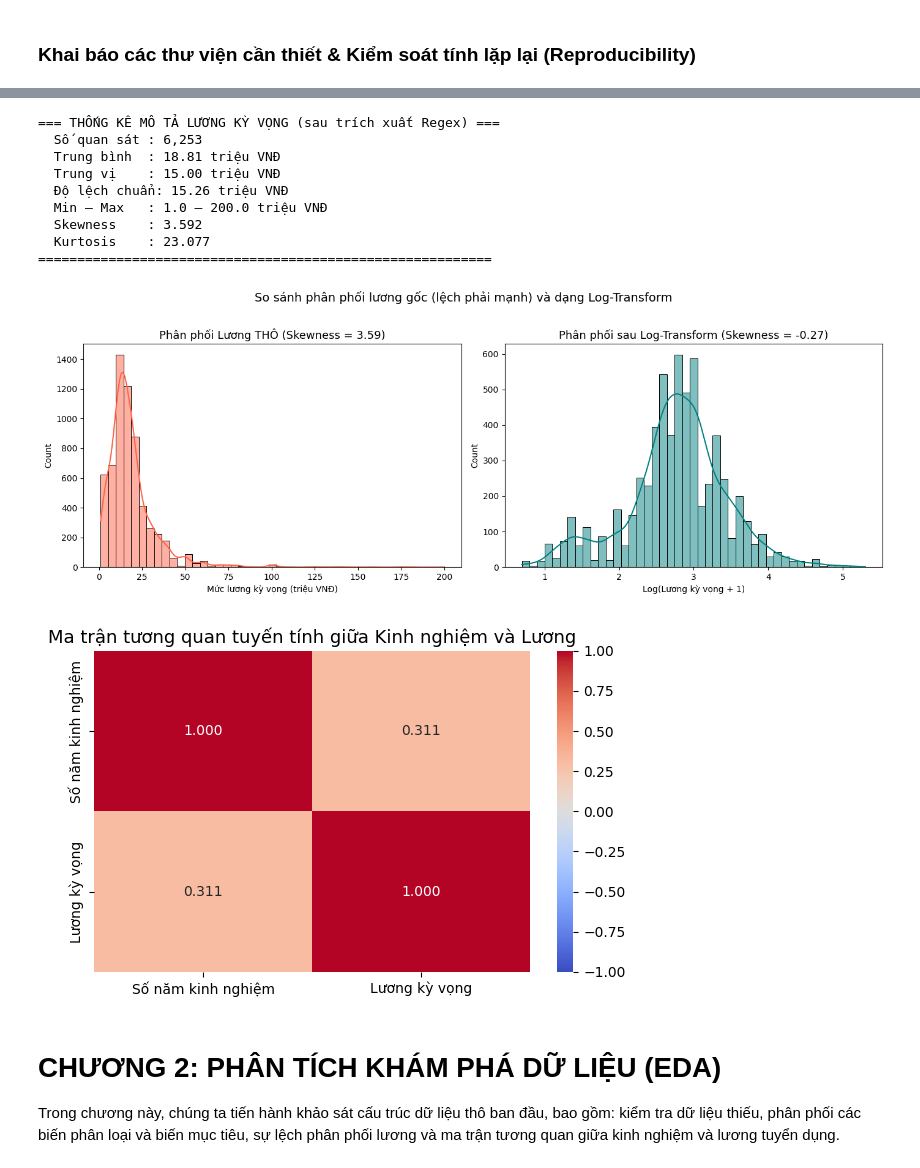
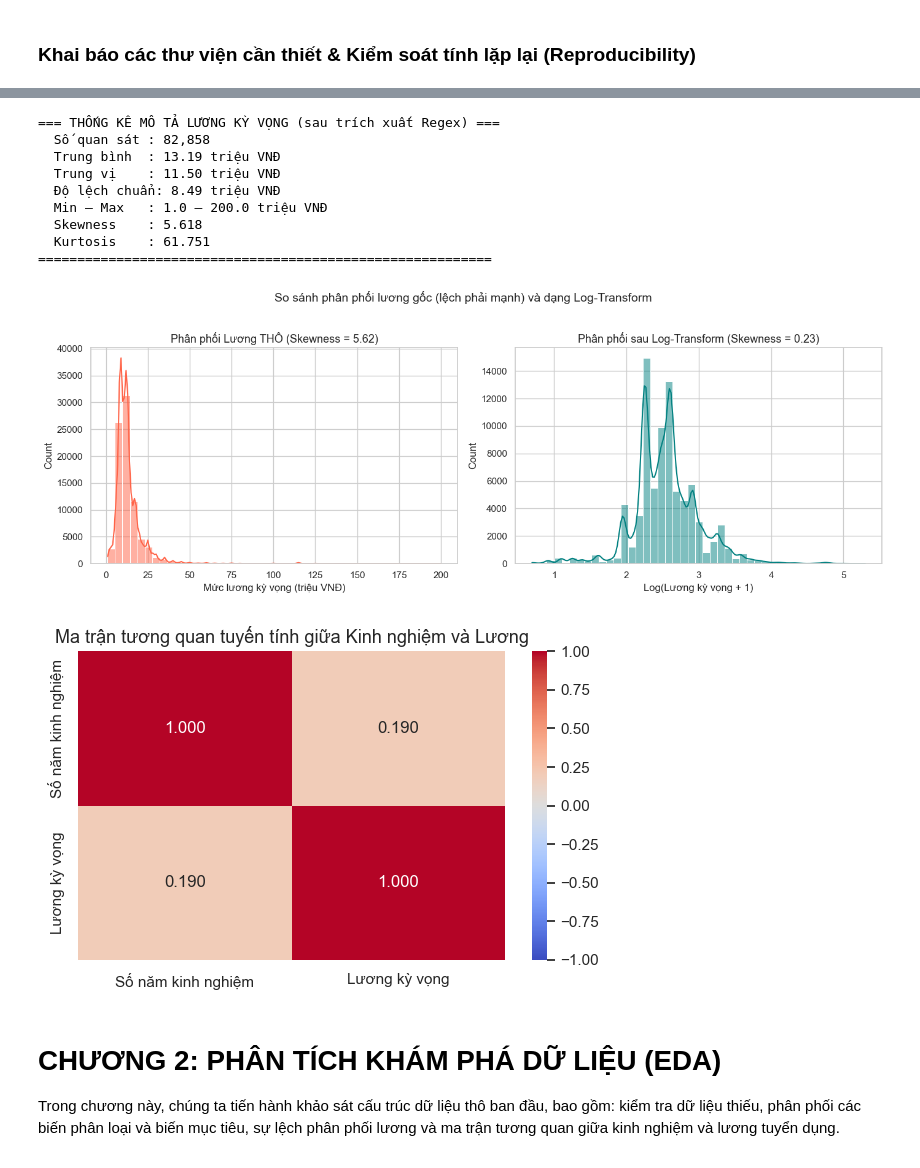
Before and after one commit to vcongggggg/KHDL, a Jupyter notebook: TieuLuan/15 - Du doan muc luong ky vong/TieuLuan_Nhom15_PhamCum.ipynb, the cells around one changed output, grey strips where cells are left out. Drawn from its saved outputs; the diff is of its cells as text; code cells hidden in the pictures.

```diff
--- a/TieuLuan/15 - Du doan muc luong ky vong/TieuLuan_Nhom15_PhamCum.ipynb
+++ b/TieuLuan/15 - Du doan muc luong ky vong/TieuLuan_Nhom15_PhamCum.ipynb
@@ -91,3 +98,35 @@ graph TD
 # %% [markdown]
 ### Khai báo các thư viện cần thiết & Kiểm soát tính lặp lại (Reproducibility)
+# %%
+# Import libraries and load data for full notebook execution
+import os
+import re
+import pickle
+import warnings
+
+import numpy as np
+import pandas as pd
+import seaborn as sns
+import matplotlib.pyplot as plt
+from IPython.display import display
+from wordcloud import WordCloud
+from pyvi import ViTokenizer
+
+from sklearn.pipeline import Pipeline
+from sklearn.compose import ColumnTransformer
+from sklearn.feature_extraction.text import TfidfVectorizer
+from sklearn.preprocessing import OneHotEncoder, StandardScaler, normalize
+from sklearn.decomposition import TruncatedSVD
+from sklearn.cluster import MiniBatchKMeans
+from sklearn.mixture import GaussianMixture
+from sklearn.metrics import silhouette_score, davies_bouldin_score, calinski_harabasz_score
+from sklearn.manifold import TSNE
+
+warnings.filterwarnings('ignore')
+RANDOM_STATE = 42
+
+if 'raw_train' not in globals():
+    raw_train = pd.read_csv('raw_data_train.csv')
+if 'raw_test' not in globals():
+    raw_test = pd.read_csv('raw_data_test.csv')
 # %%
@@ -173,5 +191,8 @@ Nạp thành công! Kích thước: 7500 dòng, 14 cột.
 # %%
 # Trích xuất tạm thời bằng các hàm trích xuất đã khai báo ở đầu
+if 'raw_train' not in globals():
+    raw_train = pd.read_csv('raw_data_train.csv')
+
 salary_raw = raw_train['salary'].apply(extract_salary_features)
 raw_train['_Expected_Salary_Raw'] = salary_raw.apply(lambda x: x[2])
 raw_train['_experience_years_raw'] = raw_train['experience_level'].apply(extract_experience_years)
@@ -198,41 +219,41 @@ skewness_after = np.log1p(eda_temp['_Expected_Salary_Raw']).skew()
 fig, axes = plt.subplots(1, 2, figsize=(14, 5))
 sns.histplot(eda_temp['_Expected_Salary_Raw'], bins=45, kde=True, ax=axes[0], color='tomato')
 axes[0].set_title(f'Phân phối Lương THÔ (Skewness = {skewness_before:.2f})', fontsize=13)
 axes[0].set_xlabel('Mức lương kỳ vọng (triệu VNĐ)')
 
 sns.histplot(np.log1p(eda_temp['_Expected_Salary_Raw']), bins=45, kde=True, ax=axes[1], color='teal')
 axes[1].set_title(f'Phân phối sau Log-Transform (Skewness = {skewness_after:.2f})', fontsize=13)
 axes[1].set_xlabel('Log(Lương kỳ vọng + 1)')
 
 plt.suptitle('So sánh phân phối lương gốc (lệch phải mạnh) và dạng Log-Transform', fontsize=14, y=1.02)
 plt.tight_layout()
 plt.show()
 
 # 2. Ma trận tương quan giữa số năm kinh nghiệm và lương kỳ vọng thô
 corr_matrix = eda_temp[['_experience_years_raw', '_Expected_Salary_Raw']].rename(
     columns={'_experience_years_raw': 'Số năm kinh nghiệm', '_Expected_Salary_Raw': 'Lương kỳ vọng'}
 ).corr()
 
 plt.figure(figsize=(6, 4))
 sns.heatmap(corr_matrix, annot=True, cmap='coolwarm', vmin=-1, vmax=1, fmt=".3f")
 plt.title('Ma trận tương quan tuyến tính giữa Kinh nghiệm và Lương', fontsize=13)
 plt.tight_layout()
 plt.show()
 
 # Dọn dẹp
 raw_train.drop(columns=['_Expected_Salary_Raw', '_experience_years_raw'], inplace=True)
 # %% [output]
 === THỐNG KÊ MÔ TẢ LƯƠNG KỲ VỌNG (sau trích xuất Regex) ===
-  Số quan sát : 6,253
-  Trung bình  : 18.81 triệu VNĐ
-  Trung vị    : 15.00 triệu VNĐ
-  Độ lệch chuẩn: 15.26 triệu VNĐ
+  Số quan sát : 82,858
+  Trung bình  : 13.19 triệu VNĐ
+  Trung vị    : 11.50 triệu VNĐ
+  Độ lệch chuẩn: 8.49 triệu VNĐ
   Min – Max   : 1.0 – 200.0 triệu VNĐ
-  Skewness    : 3.592
-  Kurtosis    : 23.077
+  Skewness    : 5.618
+  Kurtosis    : 61.751
 ==========================================================
-[figure, old version]
+[figure, new version]
-[figure, old version]
+[figure, new version]
 # %% [markdown]
 # CHƯƠNG 2: PHÂN TÍCH KHÁM PHÁ DỮ LIỆU (EDA)
 
```
Also changed, not shown: parts of 79 cells of this notebook.
